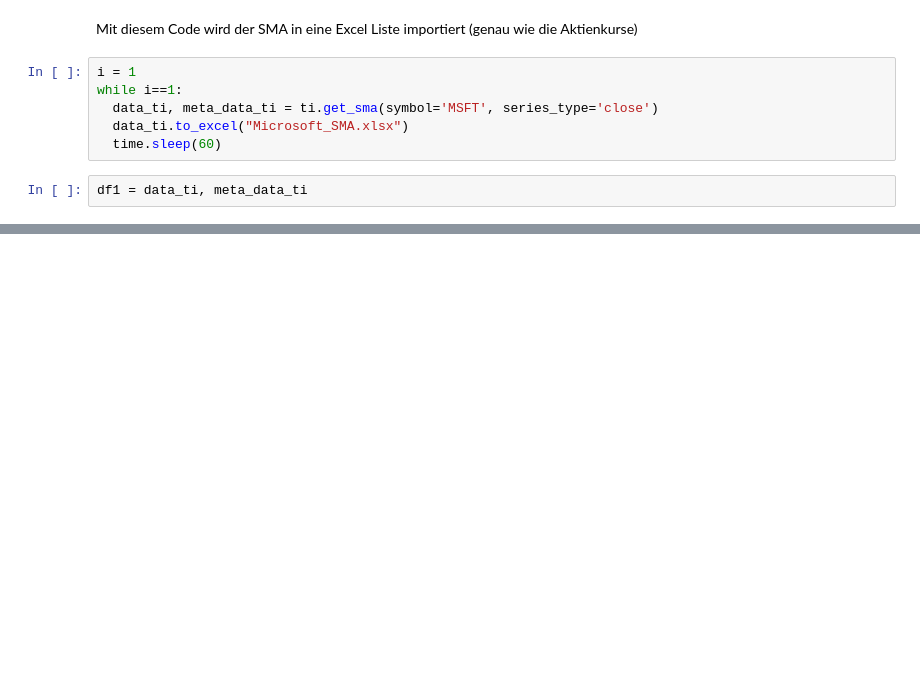
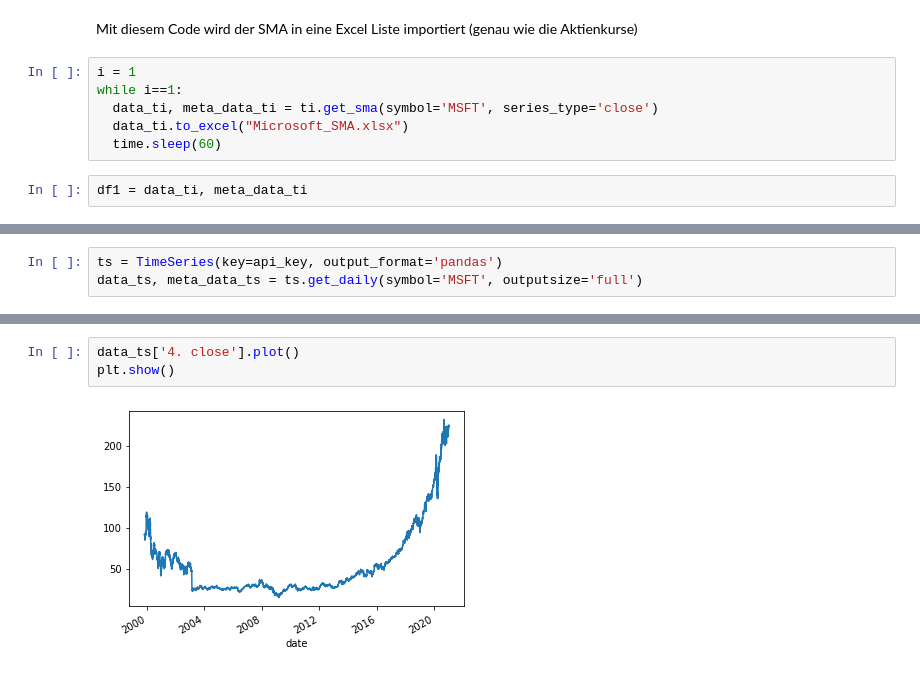
Before and after one commit to Chrstphr1995/BDA_Project, a Jupyter notebook: Stock_Prices_&_SMA.ipynb, the cells around one changed output, grey strips where cells are left out. Drawn from its saved outputs; the diff is of its cells as text; blank space fills up the shorter version.

```diff
--- a/Stock_Prices_&_SMA.ipynb
+++ b/Stock_Prices_&_SMA.ipynb
@@ -268,0 +236,3 @@ SyntaxError: ignored
+# %%
+ts = TimeSeries(key=api_key, output_format='pandas')
+data_ts, meta_data_ts = ts.get_daily(symbol='MSFT', outputsize='full')
@@ -268,0 +284,5 @@ SyntaxError: ignored
+# %%
+data_ts['4. close'].plot()
+plt.show()
+# %% [output]
+[figure, added]
```
Also changed, not shown: parts of 15 cells of this notebook.
